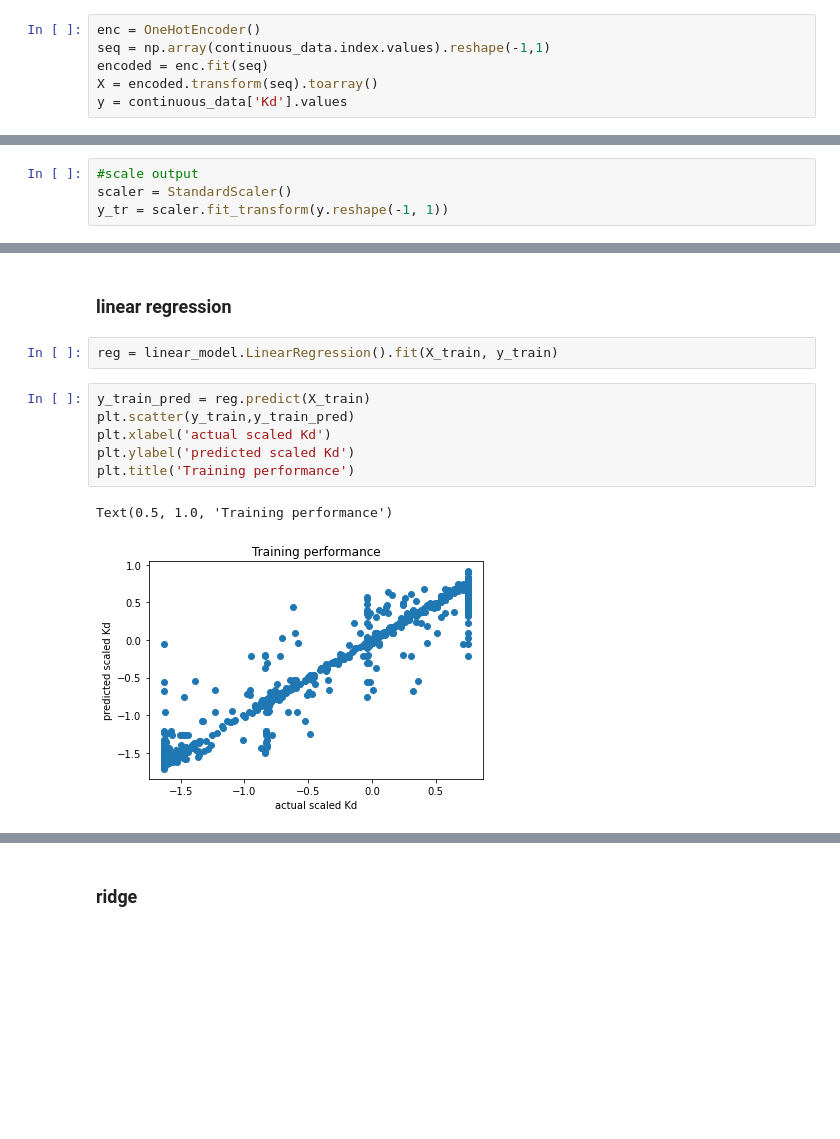
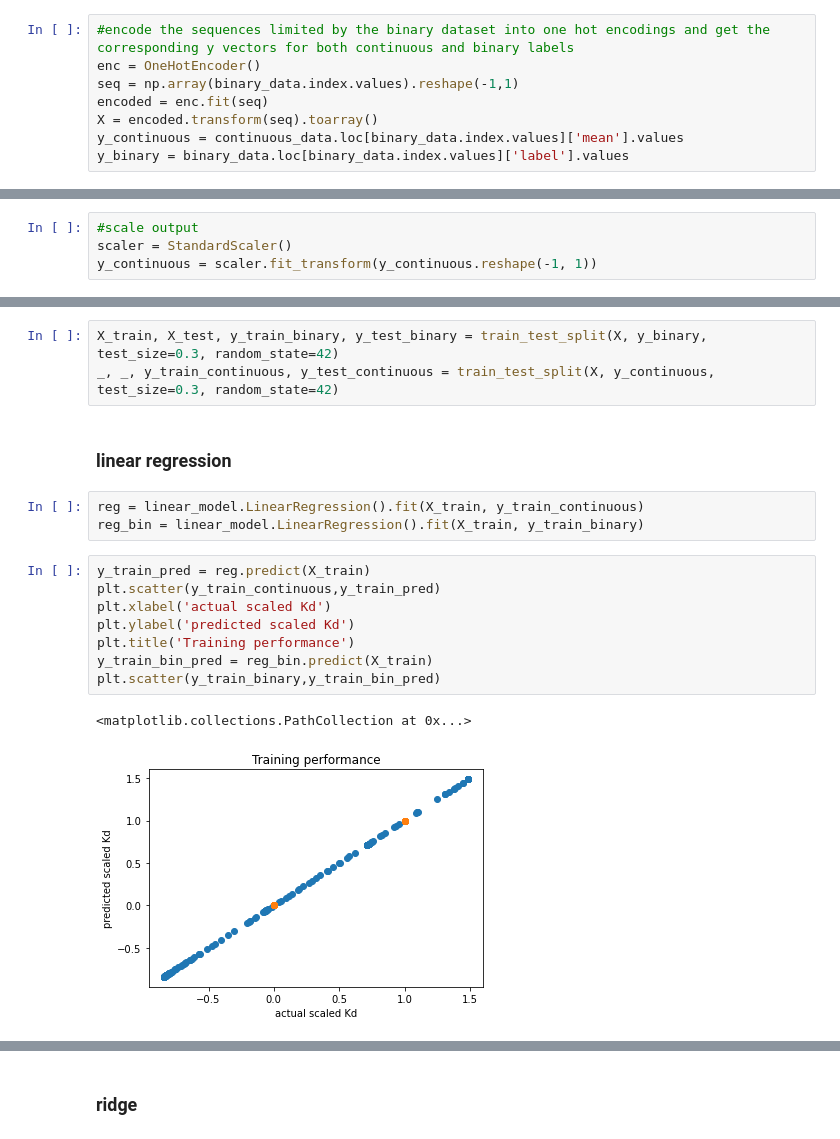
Before and after one commit to marshallcase/titeseq, a Jupyter notebook: kinney modeling.ipynb, the cells around one changed output, grey strips where cells are left out. Drawn from its saved outputs; the diff is of its cells as text; blank space fills up the shorter version.

```diff
--- a/kinney modeling.ipynb
+++ b/kinney modeling.ipynb
@@ -95,8 +186,10 @@ continuous_data
 # %% [markdown]
 ## one hot encoding
 # %%
+#encode the sequences limited by the binary dataset into one hot encodings and get the corresponding y vectors for both continuous and binary labels
 enc = OneHotEncoder()
-seq = np.array(continuous_data.index.values).reshape(-1,1)
+seq = np.array(binary_data.index.values).reshape(-1,1)
 encoded = enc.fit(seq)
 X = encoded.transform(seq).toarray()
-y = continuous_data['Kd'].values
+y_continuous = continuous_data.loc[binary_data.index.values]['mean'].values
+y_binary = binary_data.loc[binary_data.index.values]['label'].values
@@ -103,4 +200,4 @@ y = continuous_data['Kd'].values
 # %%
 #scale output
 scaler = StandardScaler()
-y_tr = scaler.fit_transform(y.reshape(-1, 1))
+y_continuous = scaler.fit_transform(y_continuous.reshape(-1, 1))
@@ -126,13 +255,19 @@ X_train, X_test, y_train, y_test = train_test_split(X, y_tr, test_size=0.3, rand
+# %%
+X_train, X_test, y_train_binary, y_test_binary = train_test_split(X, y_binary, test_size=0.3, random_state=42)
+_, _, y_train_continuous, y_test_continuous = train_test_split(X, y_continuous, test_size=0.3, random_state=42)
 # %% [markdown]
 ### linear regression
 # %%
-reg = linear_model.LinearRegression().fit(X_train, y_train)
+reg = linear_model.LinearRegression().fit(X_train, y_train_continuous)
+reg_bin = linear_model.LinearRegression().fit(X_train, y_train_binary)
 # %%
 y_train_pred = reg.predict(X_train)
-plt.scatter(y_train,y_train_pred)
+plt.scatter(y_train_continuous,y_train_pred)
 plt.xlabel('actual scaled Kd')
 plt.ylabel('predicted scaled Kd')
 plt.title('Training performance')
+y_train_bin_pred = reg_bin.predict(X_train)
+plt.scatter(y_train_binary,y_train_bin_pred)
 # %% [output]
-Text(0.5, 1.0, 'Training performance')
+<matplotlib.collections.PathCollection at 0x...>
-[figure, old version]
+[figure, new version]
```
Also changed, not shown: parts of 32 cells of this notebook, 2 other files.
